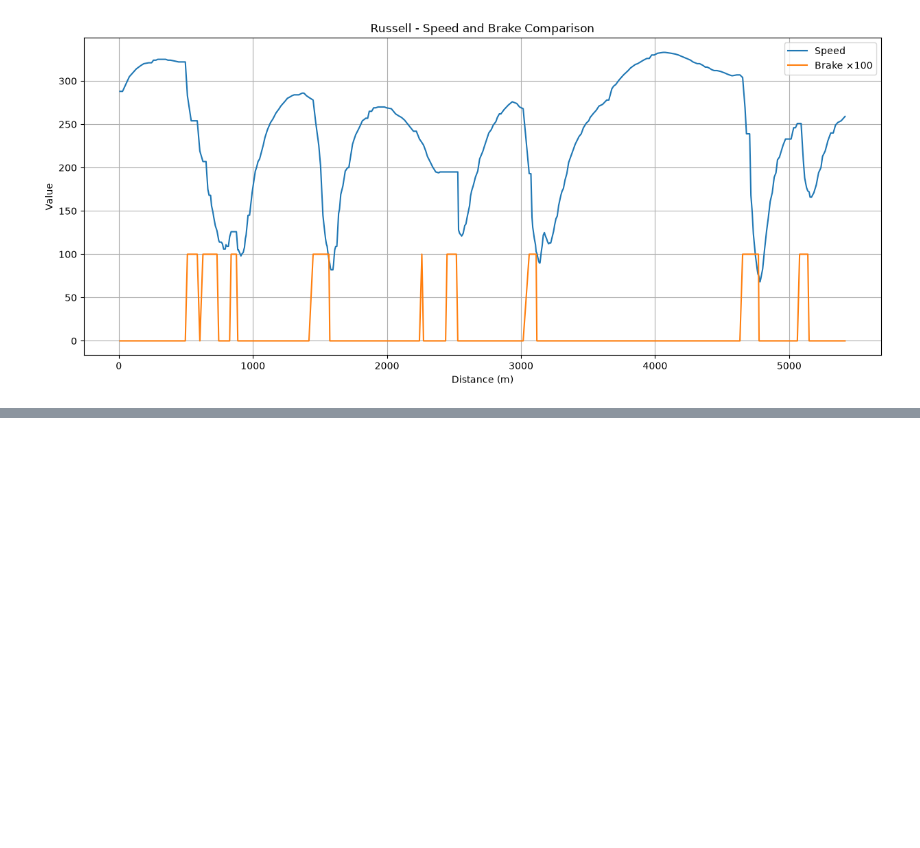
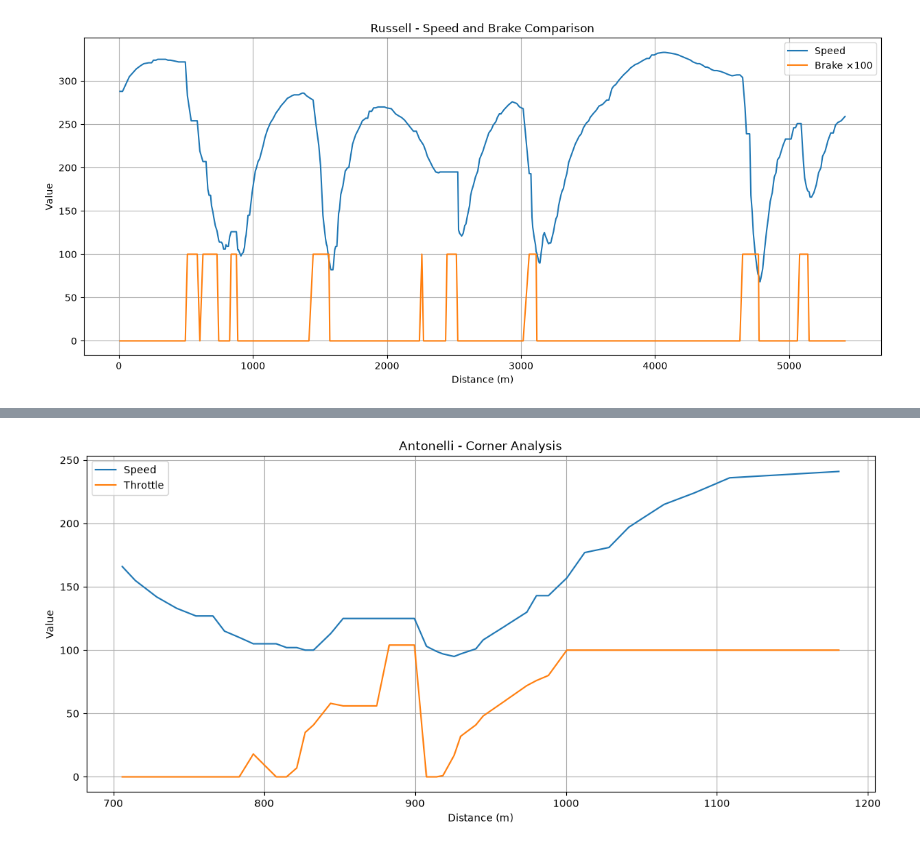
Before and after one commit to ishikajena1509/F1-Telemetry-Analysis, a Jupyter notebook: notebooks/02_china_2026_qualifying_analysis.ipynb.ipynb, the cells around one changed output, grey strips where cells are left out. Saved outputs shown, nothing was run; the diff lists cells and outputs as text; code cells hidden in the pictures; blank space fills up the shorter version.

Commit message:
Day 10: Added corner performance analysis and engineering report

```diff
--- a/notebooks/02_china_2026_qualifying_analysis.ipynb.ipynb
+++ b/notebooks/02_china_2026_qualifying_analysis.ipynb.ipynb
@@ -1154,0 +1207,23 @@ plt.show()
+# %%
+corner_start = 700
+corner_end = 1200
+# %%
+corner = antonelli_car_data[
+    (antonelli_car_data["Distance"] >= corner_start) &
+    (antonelli_car_data["Distance"] <= corner_end)
+]
+
+plt.figure(figsize=(14,6))
+
+plt.plot(corner["Distance"], corner["Speed"], label="Speed")
+plt.plot(corner["Distance"], corner["Throttle"], label="Throttle")
+
+plt.title("Antonelli - Corner Analysis")
+plt.xlabel("Distance (m)")
+plt.ylabel("Value")
+plt.grid()
+plt.legend()
+
+plt.show()
+# %% [output]
+[figure, added]
```
Also changed, not shown: parts of 7 cells of this notebook, 2 other files.
